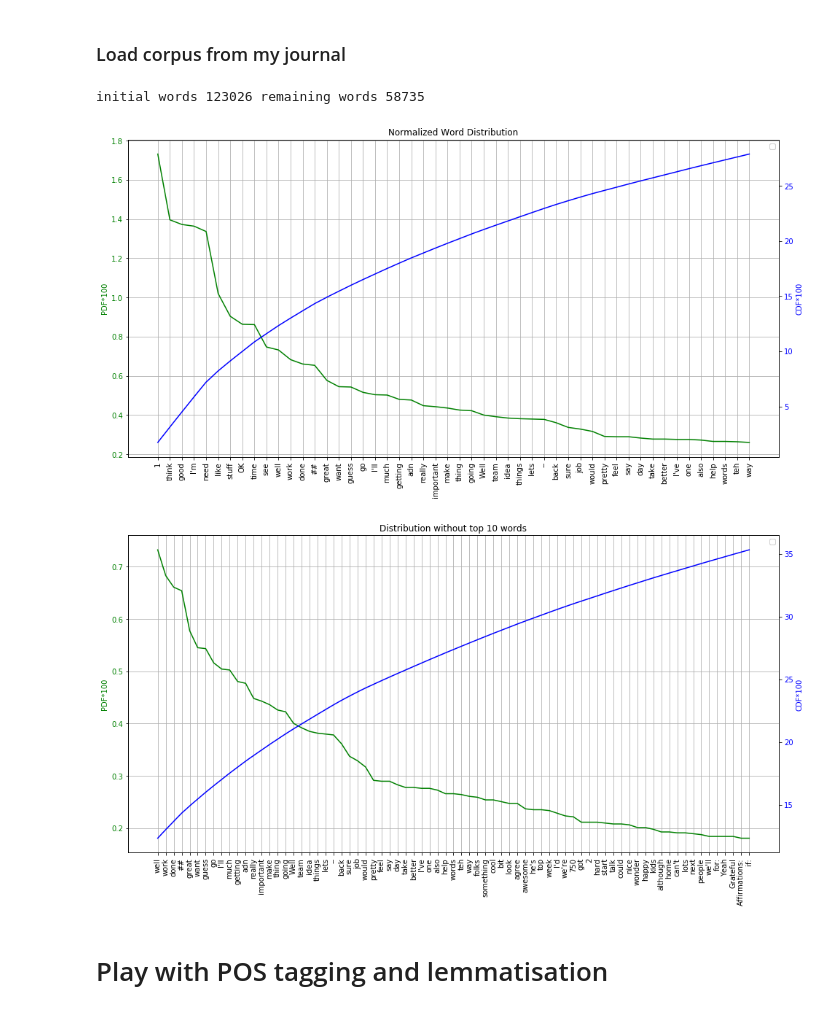
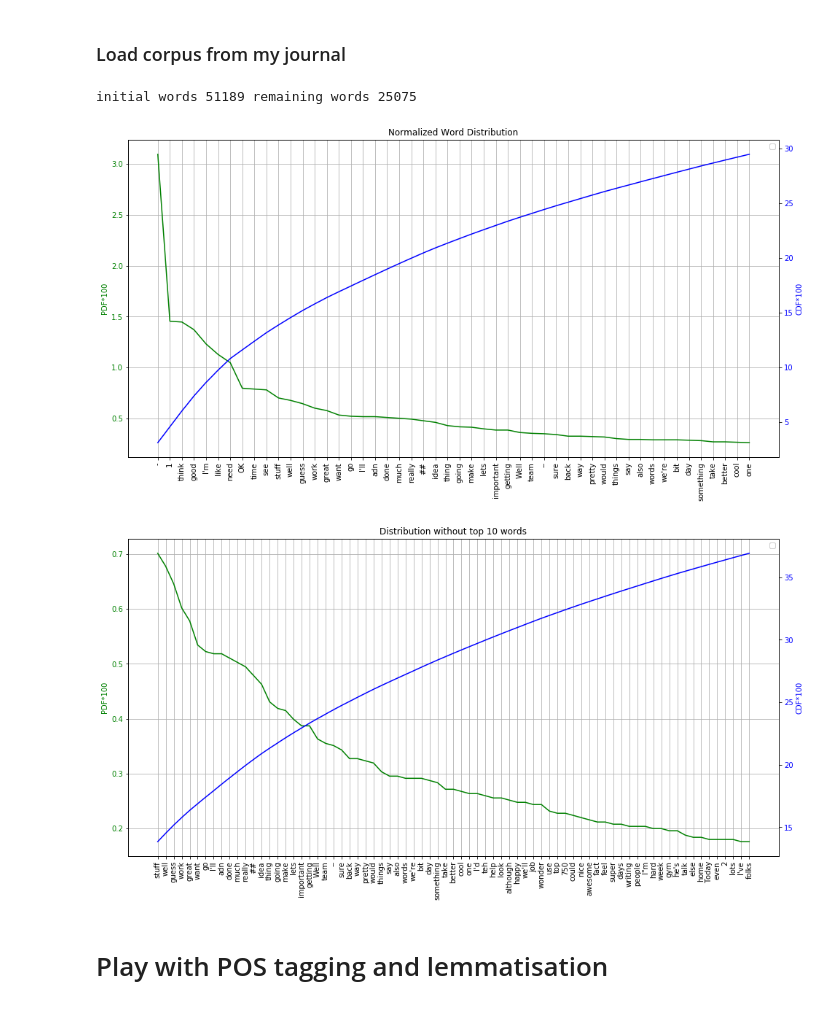
Before and after one commit to idvorkin/jupyter, a Jupyter notebook: PlayNLP.ipynb, the cells around one changed output. Cells and saved outputs as stored; diff of their text form; code cells hidden in the pictures.

Commit message:
Lots of cleanup and refactoring.

```diff
--- a/PlayNLP.ipynb
+++ b/PlayNLP.ipynb
@@ -45,53 +135,14 @@ height_in_inches = 8
 matplotlib.rc("figure", figsize=(2 * height_in_inches, height_in_inches))
 # %% [markdown]
 ### Load corpus from my journal
-# %%
-
-# Load corpus of my daily ramblings
-corpus_path = os.path.expanduser("~/gits/igor2/750words/*md")
-# corpus_path = os.path.expanduser("/mnt/c/Users/idvor/OneDrive/backup/Diary/*txt")
-corpus_files = glob.glob(corpus_path)
-
-"""
-######################################################
-# Performance side-bar.
-######################################################
-
-A] Below code results in all strings Loaded into memory for temporary,  then merged into a second string.
-aka Memory = O(2*file_conent) and CPU O(2*file_content)
-
-B] An alternative is to do += on a string results in a new memory allocation and copy.
-aka Memory = O(file_content) , CPU O(files*file_content)
-
-However, this stuff needs to be measured, as it's also a funtion of GC. Not in the GC versions there is no change in CPU
-Eg.
-
-For A] if GC happens after every "join", then were down to O(file_content).
-For B] if no GC, then it's still O(2*file_content)
-"""
-
-# Make single string from all the file contents.
-list_file_content = [Path(file_name).read_text() for file_name in corpus_files]
-all_file_content = " ".join(list_file_content)
-
-# Clean out some punctuation (although does that mess up stemming later??)
-initial_words = all_file_content.replace(",", " ").replace(".", " ").split()
-
-# Remove domain words that don't help analysis.
-domain_stop_words = set(
-    """
-    yes yup Disciplined Daily Know Affirmations Deliberate Essential get that's -
-    Deliberate Disciplined Daily
-    Know Essential Provide Context
-    First Understand Appreciate
-    """.lower().split()
-)
-
-all_stop_words = domain_stop_words | english_stop_words
-words = [word for word in initial_words if word.lower() not in all_stop_words]
-print(f"initial words {len(initial_words)} remaining words {len(words)}")
-# %% [output]
-initial words 123026 remaining words 58735
+# %%
+corpus_path = "~/gits/igor2/750words/2018*md"
+# corpus_path = "/mnt/c/Users/idvor/OneDrive/backup/Diary/*txt"
+
+corpus = LoadCorpus(corpus_path)
+print(f"initial words {len(corpus.initial_words)} remaining words {len(corpus.words)}")
+# %% [output]
+initial words 51189 remaining words 25075
 # %%
 # Could use nltk frequency distribution, but better off building our own.
 # fd = nltk.FreqDist(words)
@@ -108,7 +159,7 @@ def GraphWordDistribution(words, title="", skip=0, length=50, includeCDF=True) -
         cdf = pdf.cumsum()
         return (pdf, cdf)
 
-    def PlotOnAxis(series, ax, label, color):
+    def PlotOnAxis(series, ax, label: str, color: str):
         # RANT: Why is MPL so confusing? The OO interface vs the stateful interface, GRAH!!
         # The random non-obvious calls.
         # GRAH!!!
@@ -143,16 +194,16 @@ def GraphWordDistribution(words, title="", skip=0, length=50, includeCDF=True) -
     PlotOnAxis(cdf[skip : skip + length], ax_cdf, label="CDF*100", color=color_cdf)
 
 
-GraphWordDistribution(words, title="Normalized Word Distribution")
+GraphWordDistribution(corpus.words, title="Normalized Word Distribution")
 # %% [output]
-[figure, old version]
+[figure, new version]
 # %%
 skip = 10
 GraphWordDistribution(
-    words, skip=skip, length=75, title=f"Distribution without top {skip} words"
+    corpus.words, skip=skip, length=75, title=f"Distribution without top {skip} words"
 )
 # %% [output]
-[figure, old version]
+[figure, new version]
 # %%
 # wordcloud is non-deterministic, which is bizarre.
 # from wordcloud import WordCloud
```
Also changed, not shown: parts of 11 cells of this notebook, 2 other files.
